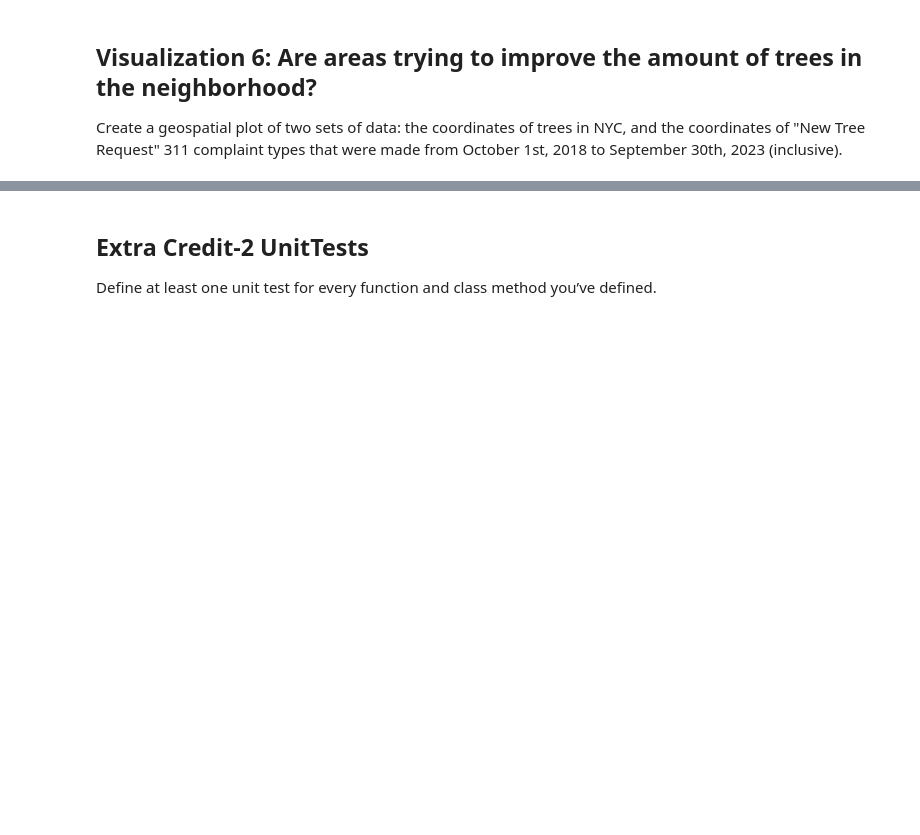
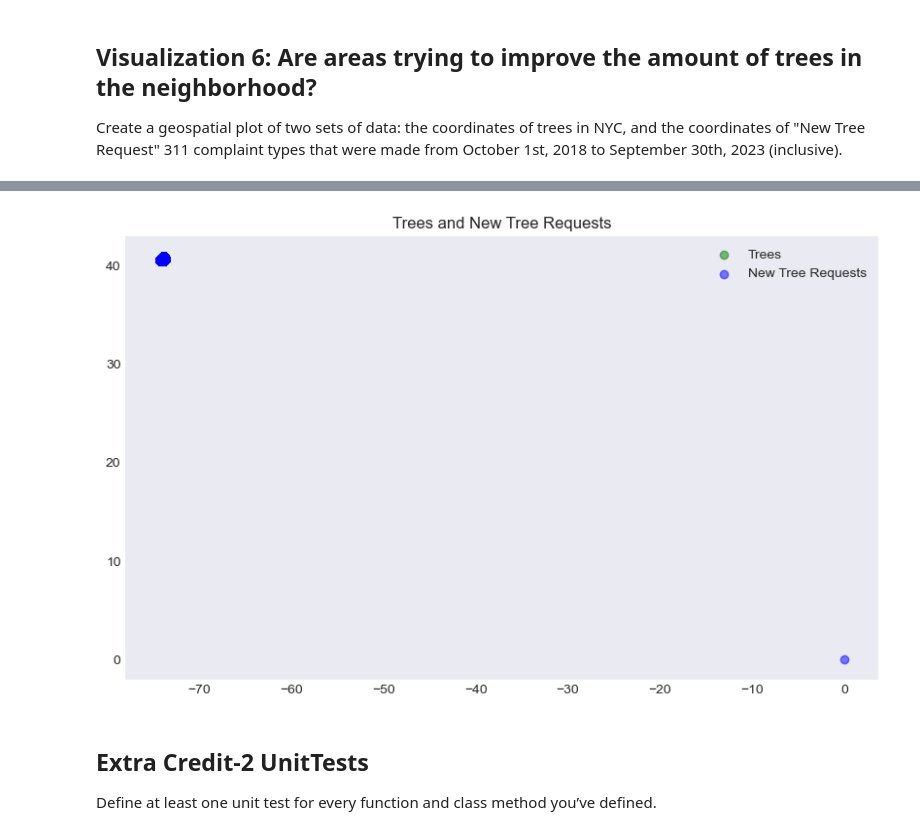
Before and after one commit to Leticia0401/NYC_Apartment_Search, a Jupyter notebook: code.ipynb, the cells around one changed output, grey strips where cells are left out. Saved outputs shown, nothing was run; the diff lists cells and outputs as text; code cells hidden in the pictures; blank space fills up the shorter version.

Commit message:
Some adjustment on data
Fixed some minor errors and further checked the running results.

```diff
--- a/code.ipynb
+++ b/code.ipynb
@@ -831,8 +1003,5 @@ def trees_and_new_trees_request(tree_data: gpd.GeoDataFrame, new_tree_requests:
 # %%
 # test:
-new_tree_requests = complaint_data[complaint_data['complaint_type'] == 'New Tree Request']
-trees_and_new_trees_request(tree_data, new_tree_requests)
+trees_and_new_trees_request(tree_data, complaint_data)
+# %% [output]
+[figure, added]
-# %% [markdown]
-## Extra Credit-2 UnitTests
-
-Define at least one unit test for every function and class method you’ve defined.
@@ -887,0 +1008,4 @@ if __name__ == '__main__':
+# %% [markdown]
+## Extra Credit-2 UnitTests
+
+Define at least one unit test for every function and class method you’ve defined.
```
Also changed, not shown: parts of 39 cells of this notebook.
